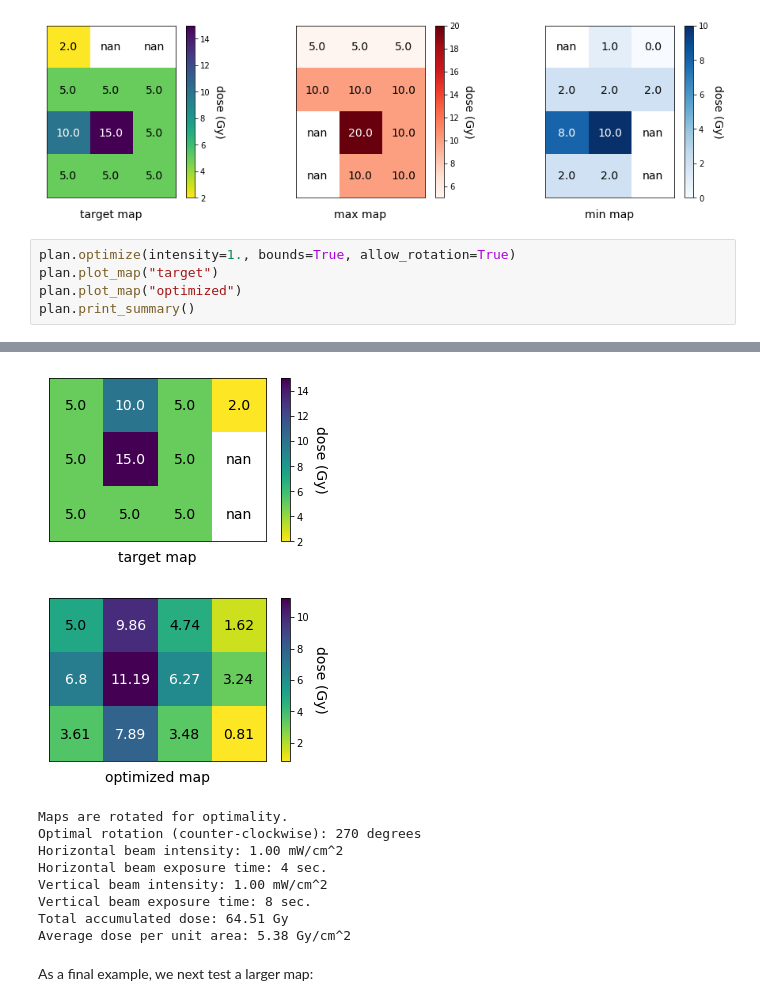
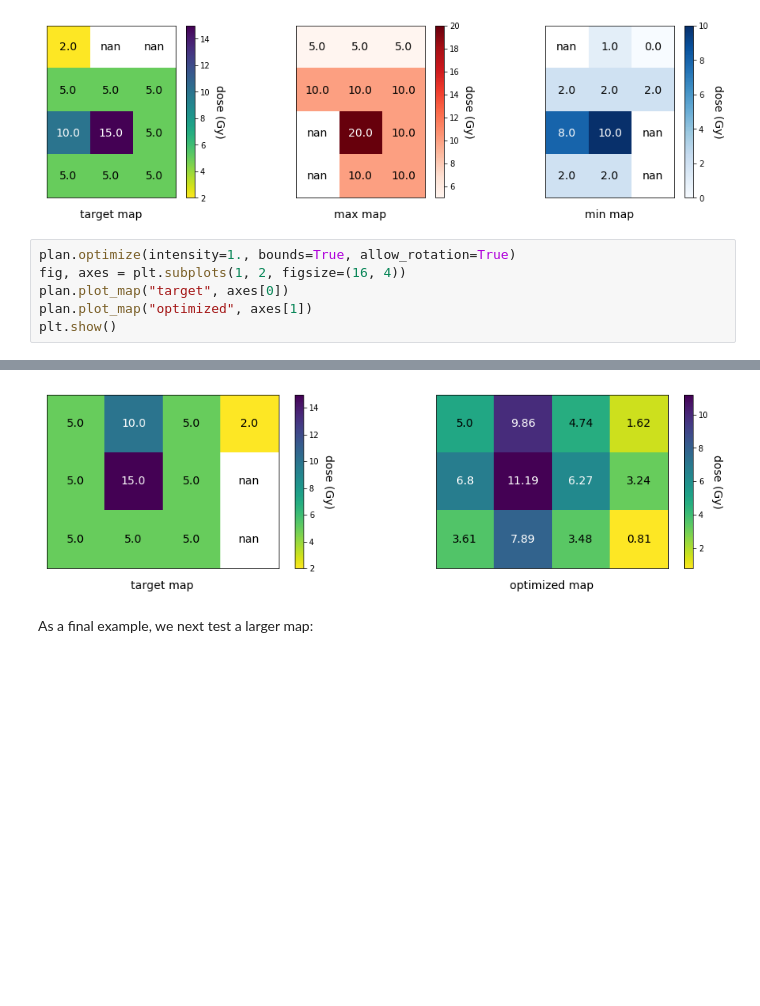
Before and after one commit to DualSapiens/cs207-FinalProject, a Jupyter notebook: docs/examples/FinalPresentation.ipynb, the cells around one changed output, grey strips where cells are left out. Saved outputs shown, nothing was run; the diff lists cells and outputs as text; blank space fills up the shorter version.

```diff
--- a/docs/examples/FinalPresentation.ipynb
+++ b/docs/examples/FinalPresentation.ipynb
@@ -311,9 +297,10 @@ plt.show()
 [figure]
 # %%
 plan.optimize(intensity=1., bounds=True, allow_rotation=True)
-plan.plot_map("target")
-plan.plot_map("optimized")
-plan.print_summary()
+fig, axes = plt.subplots(1, 2, figsize=(16, 4))
+plan.plot_map("target", axes[0])
+plan.plot_map("optimized", axes[1])
+plt.show()
 # %% [output]
 Optimize for rotation: 0 degrees
 Minimum found.
@@ -329,13 +316,4 @@ Time Elapsed: 1.5478 sec.
-[figure, old version]
+[figure, new version]
-[figure, removed]
-Maps are rotated for optimality.
-Optimal rotation (counter-clockwise): 270 degrees
-Horizontal beam intensity: 1.00 mW/cm^2
-Horizontal beam exposure time: 4 sec.
-Vertical beam intensity: 1.00 mW/cm^2
-Vertical beam exposure time: 8 sec.
-Total accumulated dose: 64.51 Gy
-Average dose per unit area: 5.38 Gy/cm^2
 # %% [markdown]
 As a final example, we next test a larger map:
 # %%
```
Also changed, not shown: parts of 7 cells of this notebook.
